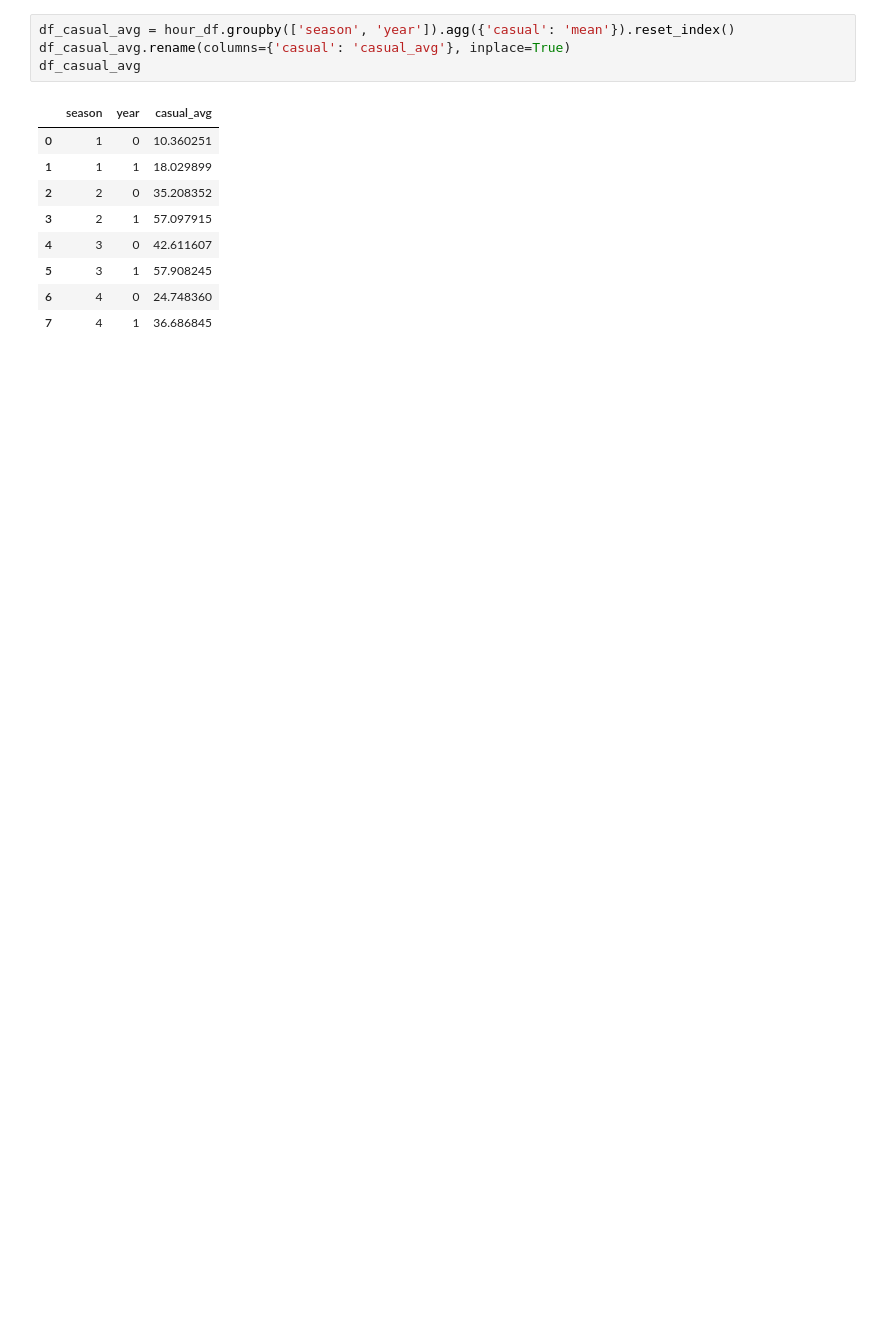
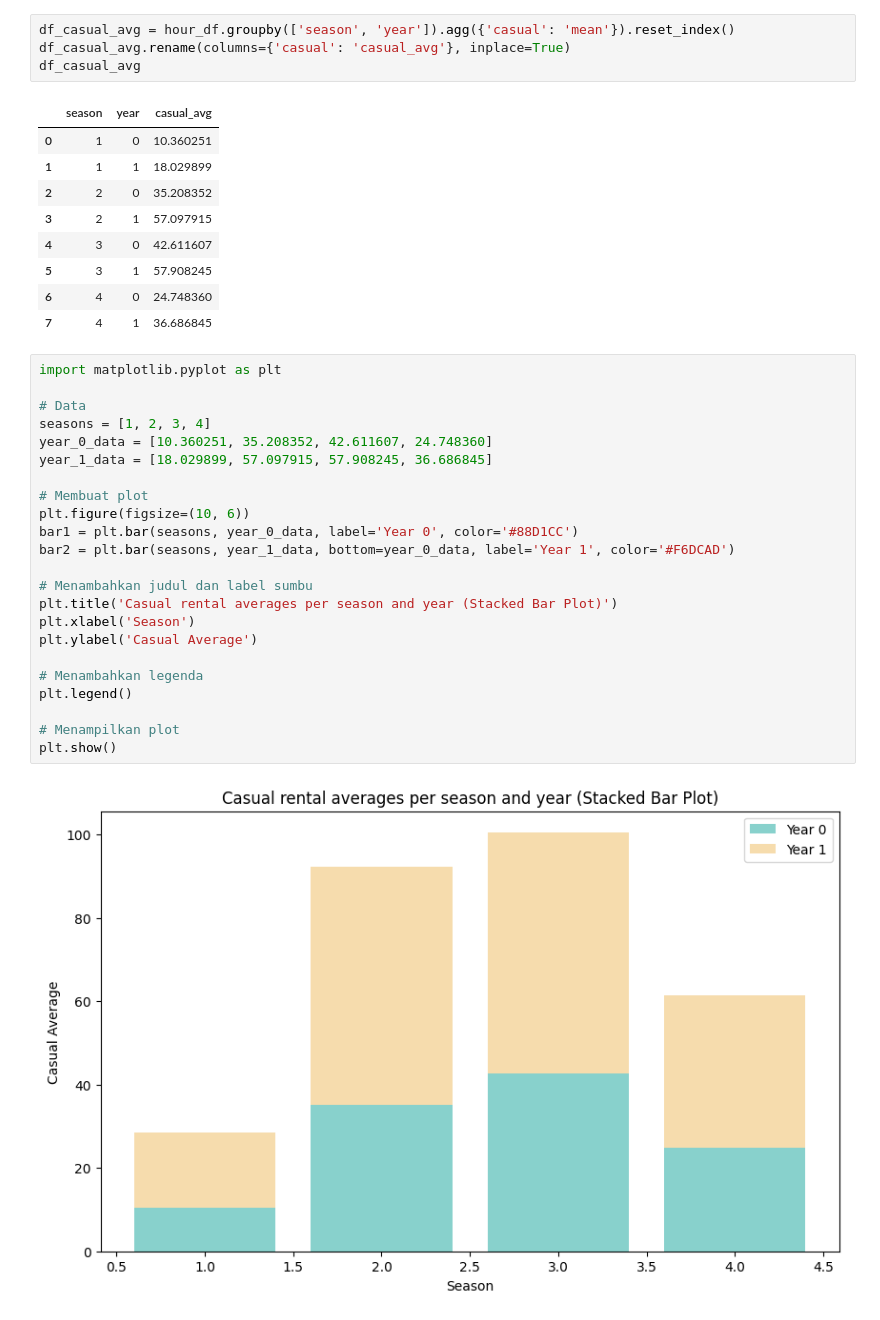
Before and after one commit to mizanulridhoaohana/EDA-using-streamlit, a Jupyter notebook: EDA_Bike_Sharing.ipynb, the cells around one changed output. Cells and saved outputs as stored; diff of their text form; blank space fills up the shorter version.

```diff
--- a/EDA_Bike_Sharing.ipynb
+++ b/EDA_Bike_Sharing.ipynb
@@ -186,3 +181,28 @@ df_casual_avg
 | 5 | 3 | 1 | 57.908245 |
 | 6 | 4 | 0 | 24.748360 |
 | 7 | 4 | 1 | 36.686845 |
+# %%
+import matplotlib.pyplot as plt
+
+# Data
+seasons = [1, 2, 3, 4]
+year_0_data = [10.360251, 35.208352, 42.611607, 24.748360]
+year_1_data = [18.029899, 57.097915, 57.908245, 36.686845]
+
+# Membuat plot
+plt.figure(figsize=(10, 6))
+bar1 = plt.bar(seasons, year_0_data, label='Year 0', color='#88D1CC')
+bar2 = plt.bar(seasons, year_1_data, bottom=year_0_data, label='Year 1', color='#F6DCAD')
+
+# Menambahkan judul dan label sumbu
+plt.title('Casual rental averages per season and year (Stacked Bar Plot)')
+plt.xlabel('Season')
+plt.ylabel('Casual Average')
+
+# Menambahkan legenda
+plt.legend()
+
+# Menampilkan plot
+plt.show()
+# %% [output]
+[figure, added]
```
Also changed, not shown: parts of 13 cells of this notebook.
